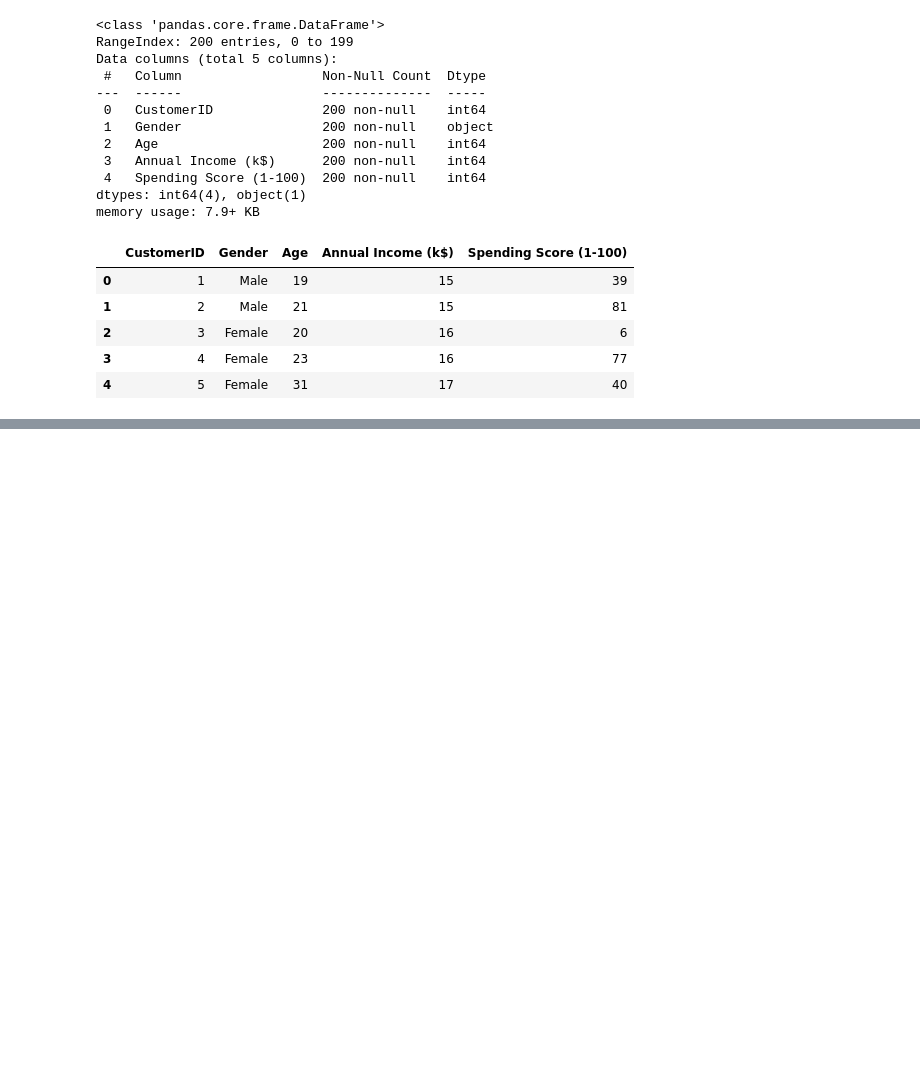
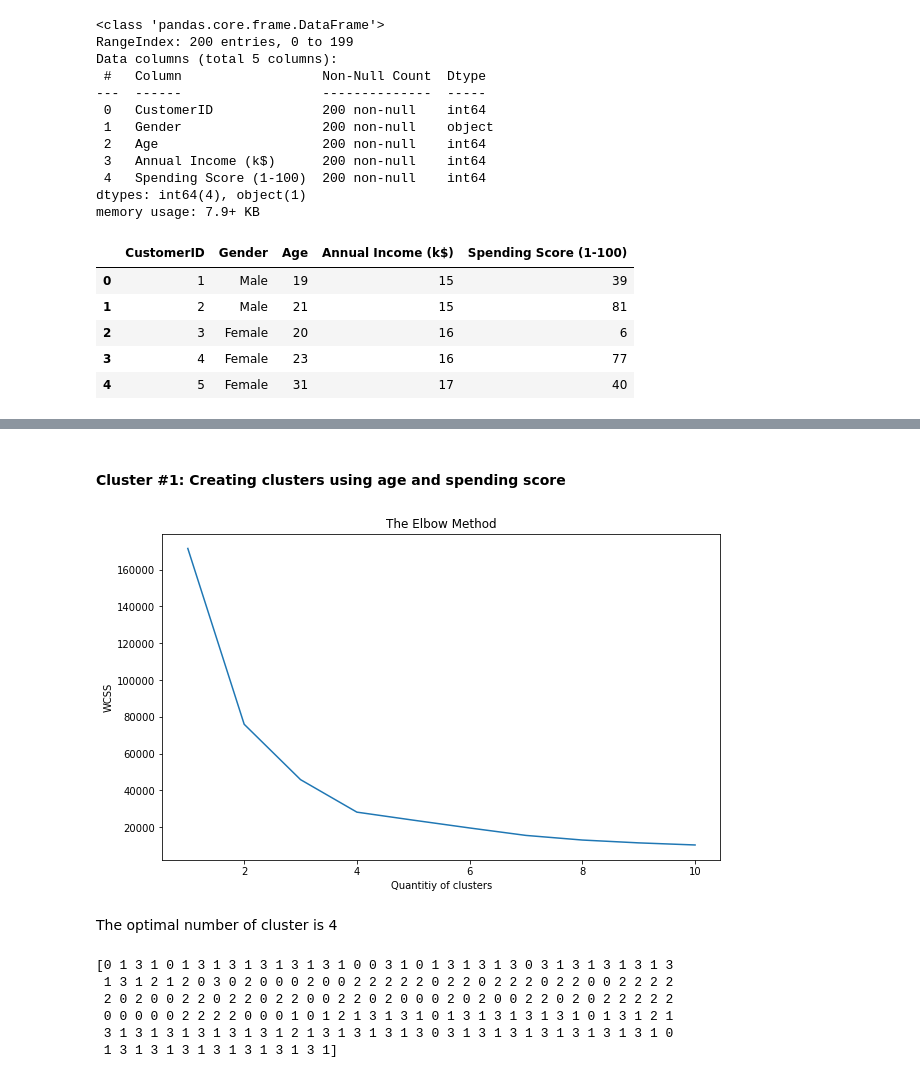
Before and after one commit to tw7366/Projects, a Jupyter notebook: Projects/Mall Customer Segmentation.ipynb, the cells around one changed output, grey strips where cells are left out. Saved outputs shown, nothing was run; the diff lists cells and outputs as text; code cells hidden in the pictures; blank space fills up the shorter version.

```diff
--- a/Projects/Mall Customer Segmentation.ipynb
+++ b/Projects/Mall Customer Segmentation.ipynb
@@ -51,10 +84,39 @@ mall_df.head()
+# %% [markdown]
+#### Cluster #1: Creating clusters using age and spending score
 # %%
 from sklearn.cluster import KMeans
+
+X = mall_df[['Age', 'Spending Score']]
 
 # use the elbow method to determine then optimal number of clusters
 wcss = []  # within-cluster sum of square
 
 for i in range(1, 11):
     clusters = KMeans(n_clusters=i)
-    clusters.fit(ga_X)
+    clusters.fit(X)
     wcss.append(clusters.inertia_)
+
+plt.figure(figsize=(10,6))
+plt.plot(range(1,11), wcss)
+plt.title('The Elbow Method')
+plt.xlabel('Quantitiy of clusters')
+plt.ylabel('WCSS')
+plt.show()
+# %% [output]
+[figure, added]
+# %% [markdown]
+The optimal number of cluster is 4
+# %%
+# build a k-means model
+kmeans = KMeans(n_clusters=4)
+y_prediction = kmeans.fit_predict(X)
+centroids = kmeans.cluster_centers_
+
+print(y_prediction)
+# %% [output]
+[0 1 3 1 0 1 3 1 3 1 3 1 3 1 3 1 0 0 3 1 0 1 3 1 3 1 3 0 3 1 3 1 3 1 3 1 3
+ 1 3 1 2 1 2 0 3 0 2 0 0 0 2 0 0 2 2 2 2 2 0 2 2 0 2 2 2 0 2 2 0 0 2 2 2 2
+ 2 0 2 0 0 2 2 0 2 2 0 2 2 0 0 2 2 0 2 0 0 0 2 0 2 0 0 2 2 0 2 0 2 2 2 2 2
+ 0 0 0 0 0 2 2 2 2 0 0 0 1 0 1 2 1 3 1 3 1 0 1 3 1 3 1 3 1 3 1 0 1 3 1 2 1
+ 3 1 3 1 3 1 3 1 3 1 3 1 2 1 3 1 3 1 3 1 3 0 3 1 3 1 3 1 3 1 3 1 3 1 3 1 0
+ 1 3 1 3 1 3 1 3 1 3 1 3 1 3 1]
```
Also changed, not shown: parts of 21 cells of this notebook.
